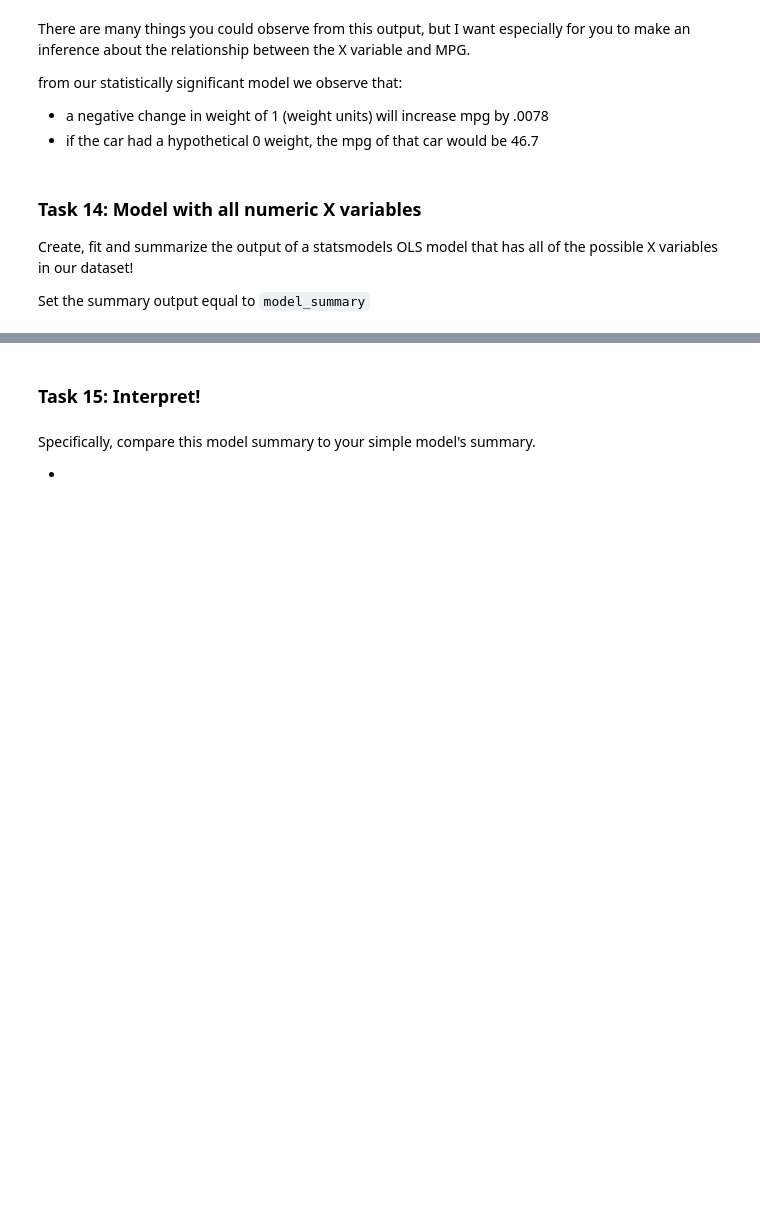
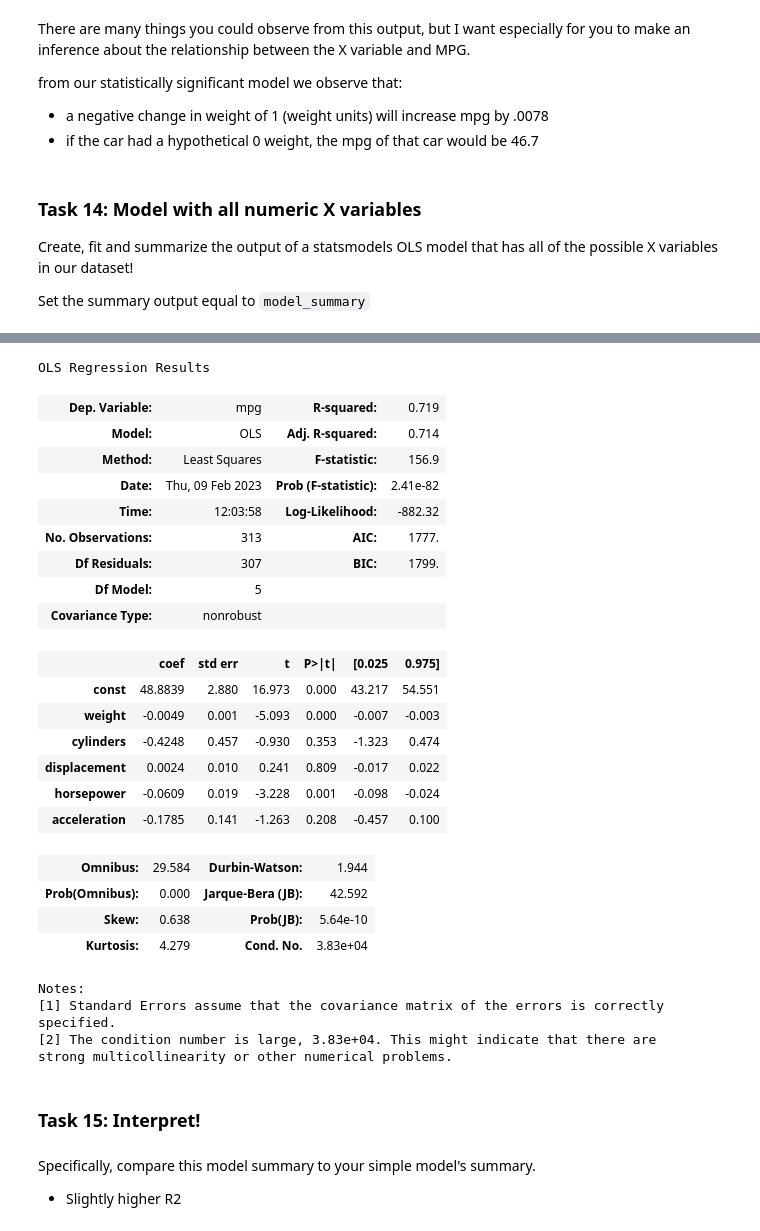
Before and after one commit to alexanderdaffara/NYC-DS-010923, a Jupyter notebook: CodeChallengeReviews/Phase2/P2-Code-Challenge-Review.ipynb, the cells around one changed output, grey strips where cells are left out. Drawn from its saved outputs; the diff is of its cells as text; code cells hidden in the pictures; blank space fills up the shorter version.

```diff
--- a/CodeChallengeReviews/Phase2/P2-Code-Challenge-Review.ipynb
+++ b/CodeChallengeReviews/Phase2/P2-Code-Challenge-Review.ipynb
@@ -343,3 +355,9 @@ df.head()
 # %%
 # Either define X and y (if using OLS) or define your formula (if using ols)
 # Make sure that if you use OLS to add a constant to your X!
+X = df[['weight','cylinders','displacement','horsepower', 'acceleration']]
+y = df[['mpg']]
+
+X_train, X_test, y_train, y_test = train_test_split(X, y, train_size=.8)
+
+model = sm.OLS(endog = y_train, exog = sm.add_constant(X_train)).fit()
@@ -348,3 +364,32 @@ model_summary = None
+# %%
+model_summary = model.summary()
+model_summary
+# %% [output]
+OLS Regression Results
+| Dep. Variable: | mpg | R-squared: | 0.719 |
+| Model: | OLS | Adj. R-squared: | 0.714 |
+| Method: | Least Squares | F-statistic: | 156.9 |
+| Date: | Thu, 09 Feb 2023 | Prob (F-statistic): | 2.41e-82 |
+| Time: | 12:03:58 | Log-Likelihood: | -882.32 |
+| No. Observations: | 313 | AIC: | 1777. |
+| Df Residuals: | 307 | BIC: | 1799. |
+| Df Model: | 5 |  |  |
+| Covariance Type: | nonrobust |  |  |
+|  | coef | std err | t | P>|t| | [0.025 | 0.975] |
+| const | 48.8839 | 2.880 | 16.973 | 0.000 | 43.217 | 54.551 |
+| weight | -0.0049 | 0.001 | -5.093 | 0.000 | -0.007 | -0.003 |
+| cylinders | -0.4248 | 0.457 | -0.930 | 0.353 | -1.323 | 0.474 |
+| displacement | 0.0024 | 0.010 | 0.241 | 0.809 | -0.017 | 0.022 |
+| horsepower | -0.0609 | 0.019 | -3.228 | 0.001 | -0.098 | -0.024 |
+| acceleration | -0.1785 | 0.141 | -1.263 | 0.208 | -0.457 | 0.100 |
+| Omnibus: | 29.584 | Durbin-Watson: | 1.944 |
+| Prob(Omnibus): | 0.000 | Jarque-Bera (JB): | 42.592 |
+| Skew: | 0.638 | Prob(JB): | 5.64e-10 |
+| Kurtosis: | 4.279 | Cond. No. | 3.83e+04 |
+Notes:
+[1] Standard Errors assume that the covariance matrix of the errors is correctly specified.
+[2] The condition number is large, 3.83e+04. This might indicate that there are
+strong multicollinearity or other numerical problems.
 # %% [markdown]
 ### Task 15: Interpret!
 # %%
@@ -352,4 +397,4 @@ model_summary = None
 # %% [markdown]
 Specifically, compare this model summary to your simple model's summary.
 
--
+- Slightly higher R2
```
Also changed, not shown: parts of 8 cells of this notebook.
